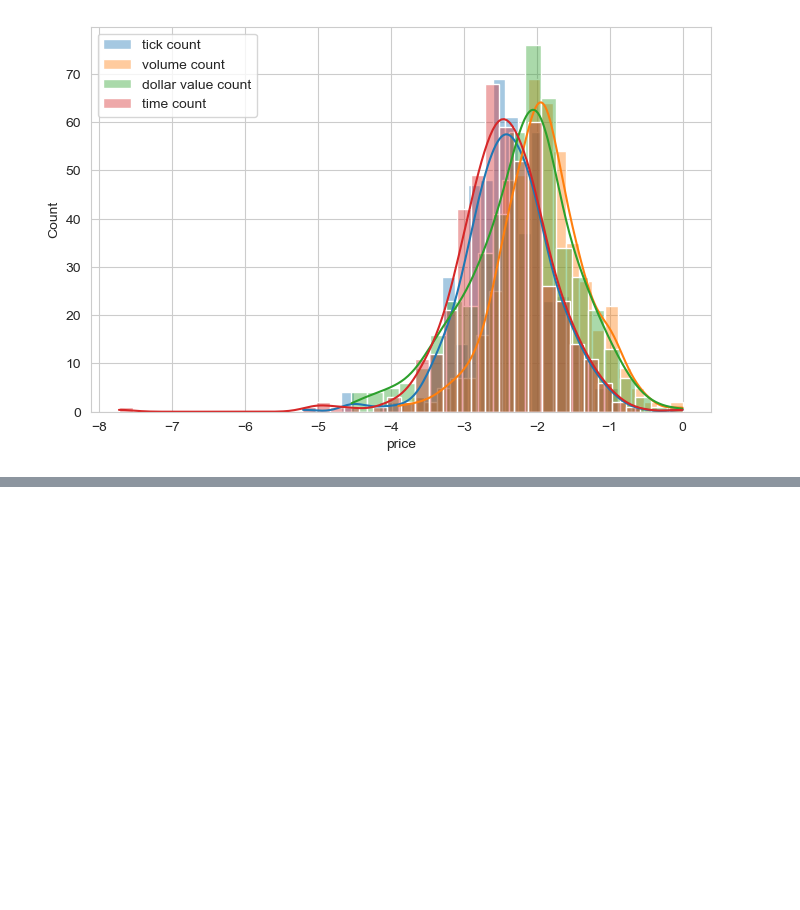
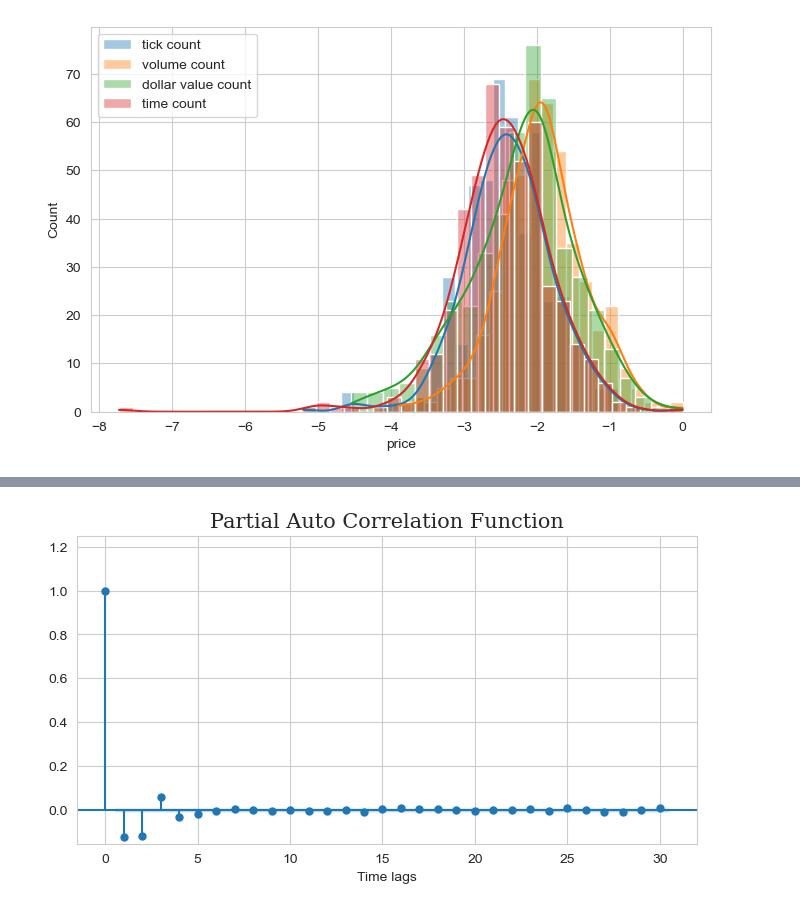
Before and after one commit to Tommylee1013/QUANTIFI, a Jupyter notebook: Week 10/Advanced Time Series.ipynb, the cells around one changed output, grey strips where cells are left out. Saved outputs shown, nothing was run; the diff lists cells and outputs as text; code cells hidden in the pictures; blank space fills up the shorter version.

```diff
--- a/Week 10/Advanced Time Series.ipynb
+++ b/Week 10/Advanced Time Series.ipynb
@@ -474,0 +592,8 @@ plt.legend()
+# %%
+fig, ax = plt.subplots(figsize=(8, 4))
+plot_acf((dv - dv.shift(1)).dropna(), auto_ylims = True, lags = 30, title = 'PACF of KOSPI log Index', ax = ax)
+plt.xlabel('Time lags', fontsize = 10)
+plt.title('Partial Auto Correlation Function', fontsize = 15, fontfamily = 'Serif')
+plt.show()
+# %% [output]
+[figure, added]
```
Also changed, not shown: parts of 25 cells of this notebook, 1 other file.
